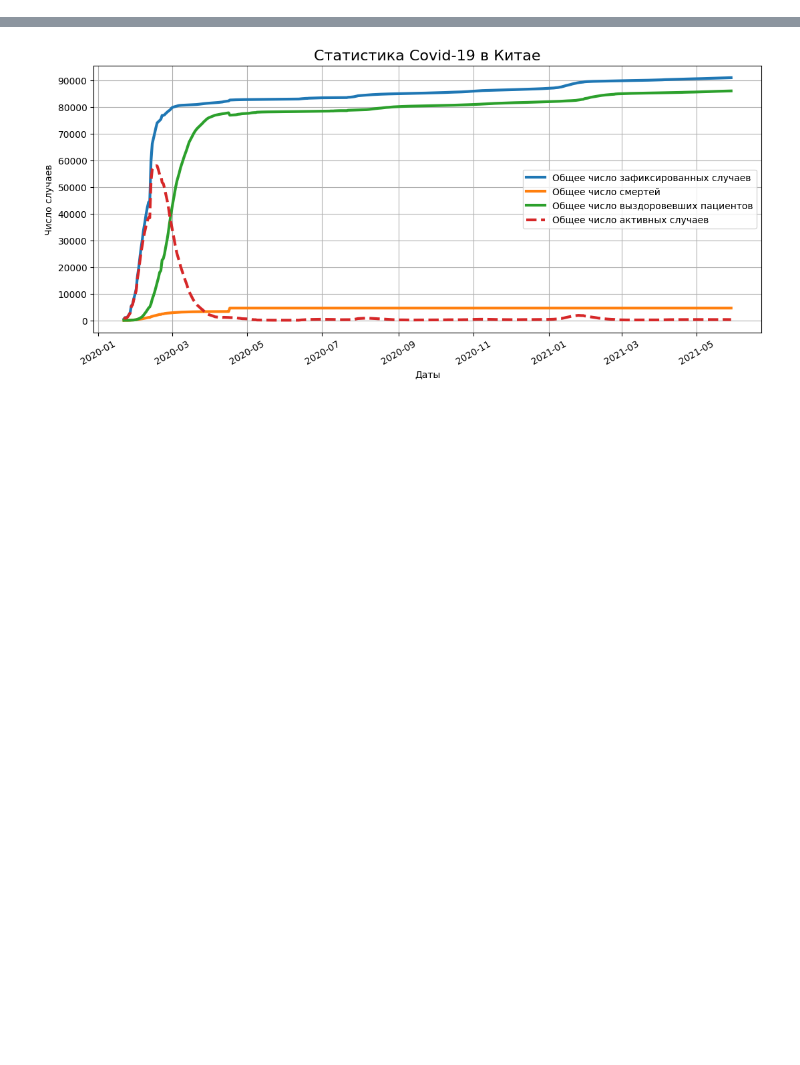
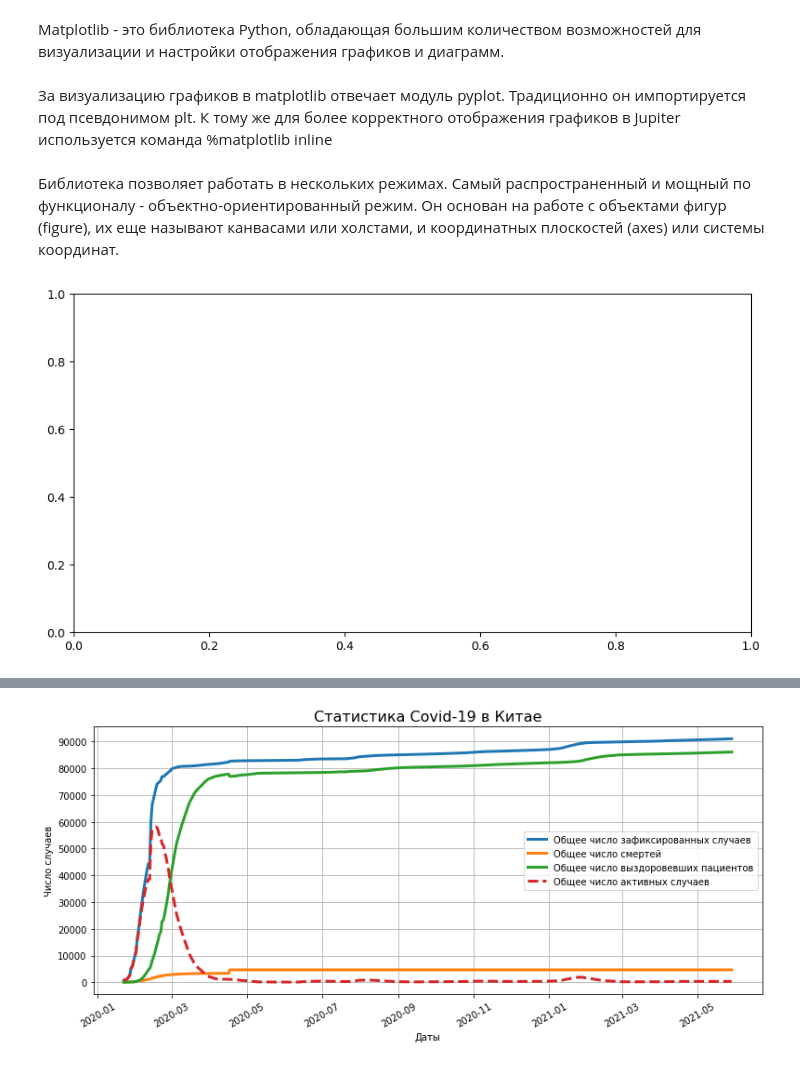
Before and after one commit to tan-st1702/SkillFactory, a Jupyter notebook: PY_13_Визуализация данных/5. Графические возможности библиотеки Matplotlib.ipynb, the cells around one changed output, grey strips where cells are left out. Drawn from its saved outputs; the diff is of its cells as text; code cells hidden in the pictures; blank space fills up the shorter version.

```diff
--- a/PY_13_Визуализация данных/5. Графические возможности библиотеки Matplotlib.ipynb
+++ b/PY_13_Визуализация данных/5. Графические возможности библиотеки Matplotlib.ipynb
@@ -28,0 +18,2 @@ None
+# %% [markdown]
+Matplotlib - это библиотека Python, обладающая большим количеством возможностей для визуализации и настройки отображения графиков и диаграмм.
@@ -28,0 +22,2 @@ None
+# %% [markdown]
+За визуализацию графиков в matplotlib отвечает модуль pyplot. Традиционно он импортируется под псевдонимом plt. К тому же для более корректного отображения графиков в Jupiter используется команда %matplotlib inline
@@ -28,0 +27,7 @@ None
+# %% [markdown]
+Библиотека позволяет работать в нескольких режимах. Самый распространенный и мощный по функционалу - объектно-ориентированный режим. Он основан на работе с объектами фигур (figure), их еще называют канвасами или холстами, и координатных плоскостей (axes) или системы координат.
+# %%
+fig = plt.figure(figsize=(8, 4))
+ax = fig.add_axes([0, 0, 1, 1])
+# %% [output]
+[figure, added]
```
Also changed, not shown: parts of 14 cells of this notebook, 10 other files.
